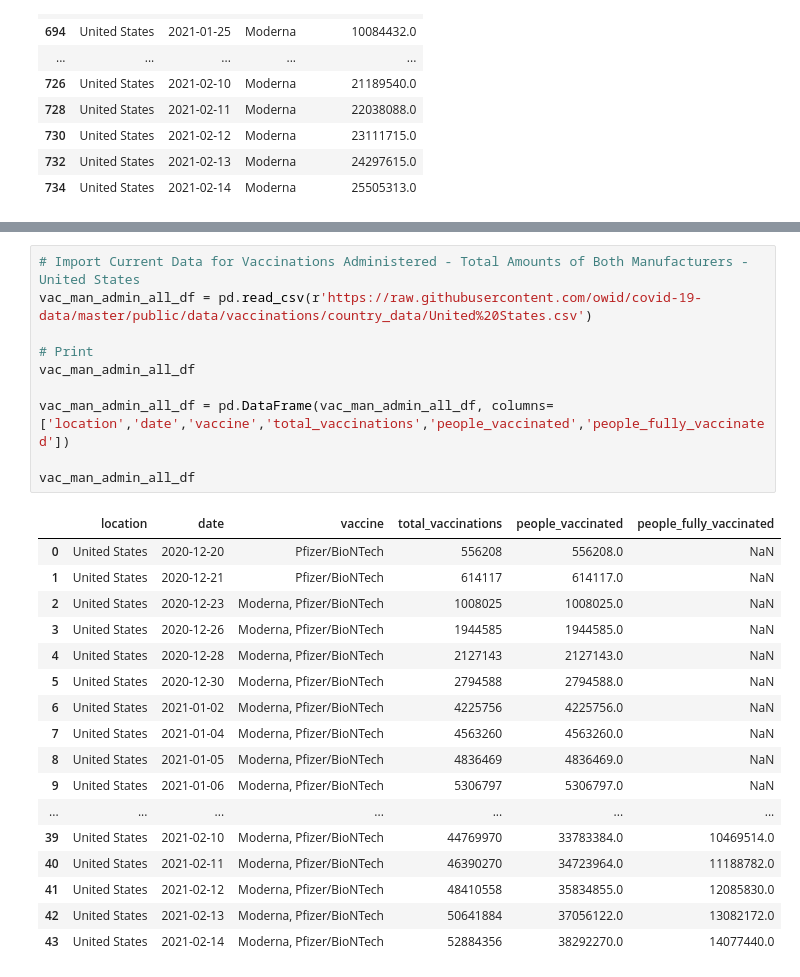
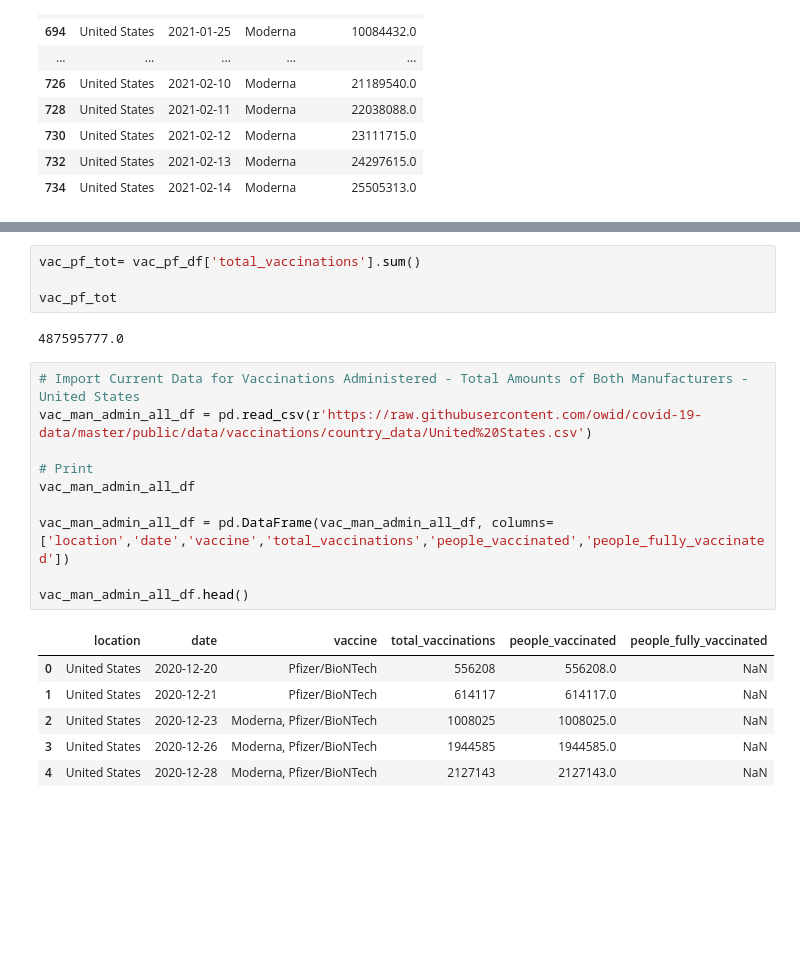
Before and after one commit to tduron3/I_Have_No_Clue, a Jupyter notebook: Project_1.ipynb, the cells around one changed output, grey strips where cells are left out. Drawn from its saved outputs; the diff is of its cells as text; blank space fills up the shorter version.

```diff
--- a/Project_1.ipynb
+++ b/Project_1.ipynb
@@ -528,28 +568,23 @@ Total
+# %%
+vac_pf_tot= vac_pf_df['total_vaccinations'].sum()
+
+vac_pf_tot
+# %% [output]
+487595777.0
 # %%
 # Import Current Data for Vaccinations Administered - Total Amounts of Both Manufacturers - United States
 vac_man_admin_all_df = pd.read_csv(r'https://raw.githubusercontent.com/owid/covid-19-data/master/public/data/vaccinations/country_data/United%20States.csv')
 
 # Print
 vac_man_admin_all_df
 
 vac_man_admin_all_df = pd.DataFrame(vac_man_admin_all_df, columns=['location','date','vaccine','total_vaccinations','people_vaccinated','people_fully_vaccinated'])
 
-vac_man_admin_all_df
+vac_man_admin_all_df.head()
 # %% [output]
 |  | location | date | vaccine | total_vaccinations | people_vaccinated | people_fully_vaccinated |
 | 0 | United States | 2020-12-20 | Pfizer/BioNTech | 556208 | 556208.0 | NaN |
 | 1 | United States | 2020-12-21 | Pfizer/BioNTech | 614117 | 614117.0 | NaN |
 | 2 | United States | 2020-12-23 | Moderna, Pfizer/BioNTech | 1008025 | 1008025.0 | NaN |
 | 3 | United States | 2020-12-26 | Moderna, Pfizer/BioNTech | 1944585 | 1944585.0 | NaN |
 | 4 | United States | 2020-12-28 | Moderna, Pfizer/BioNTech | 2127143 | 2127143.0 | NaN |
-| 5 | United States | 2020-12-30 | Moderna, Pfizer/BioNTech | 2794588 | 2794588.0 | NaN |
-| 6 | United States | 2021-01-02 | Moderna, Pfizer/BioNTech | 4225756 | 4225756.0 | NaN |
-| 7 | United States | 2021-01-04 | Moderna, Pfizer/BioNTech | 4563260 | 4563260.0 | NaN |
-| 8 | United States | 2021-01-05 | Moderna, Pfizer/BioNTech | 4836469 | 4836469.0 | NaN |
-| 9 | United States | 2021-01-06 | Moderna, Pfizer/BioNTech | 5306797 | 5306797.0 | NaN |
-| ... | ... | ... | ... | ... | ... | ... |
-| 39 | United States | 2021-02-10 | Moderna, Pfizer/BioNTech | 44769970 | 33783384.0 | 10469514.0 |
-| 40 | United States | 2021-02-11 | Moderna, Pfizer/BioNTech | 46390270 | 34723964.0 | 11188782.0 |
-| 41 | United States | 2021-02-12 | Moderna, Pfizer/BioNTech | 48410558 | 35834855.0 | 12085830.0 |
-| 42 | United States | 2021-02-13 | Moderna, Pfizer/BioNTech | 50641884 | 37056122.0 | 13082172.0 |
-| 43 | United States | 2021-02-14 | Moderna, Pfizer/BioNTech | 52884356 | 38292270.0 | 14077440.0 |
```
Also changed, not shown: parts of 6 cells of this notebook.
